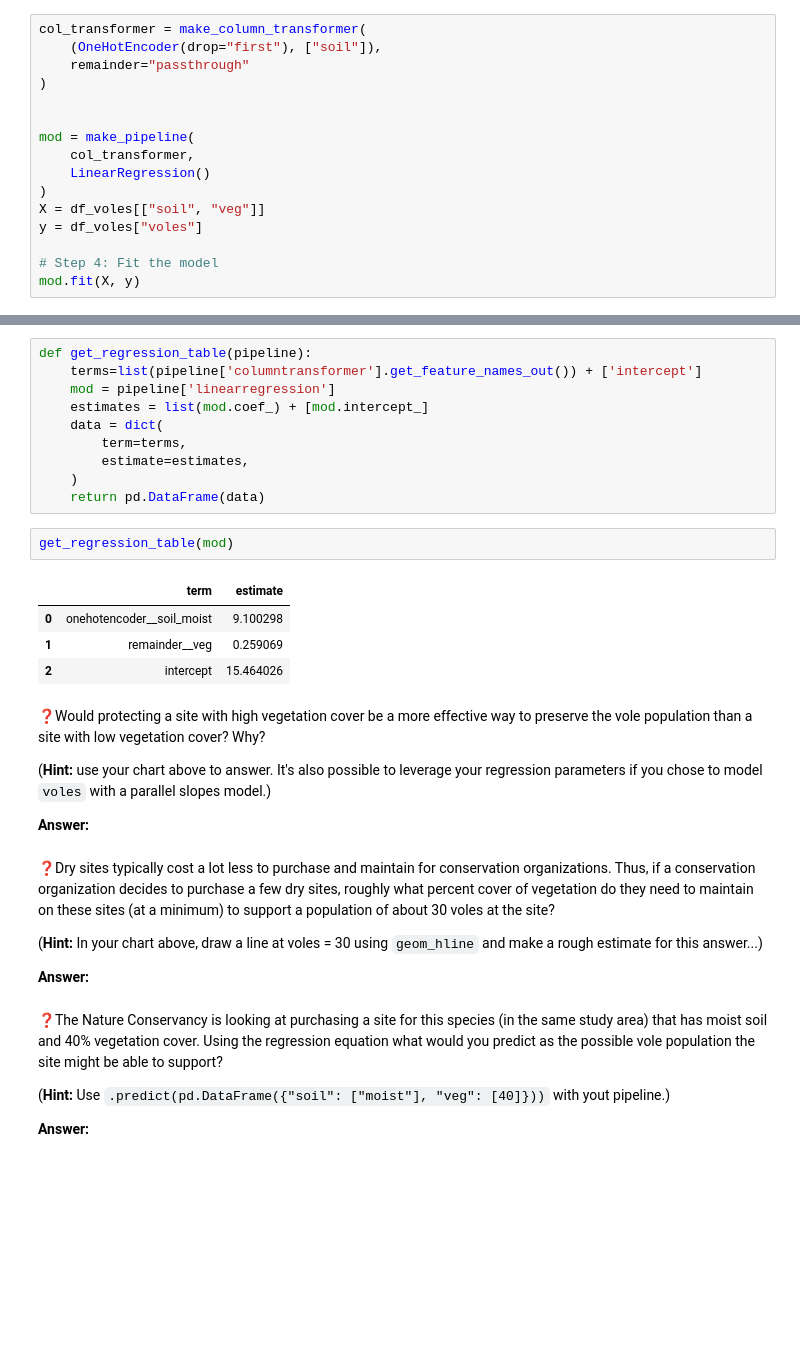
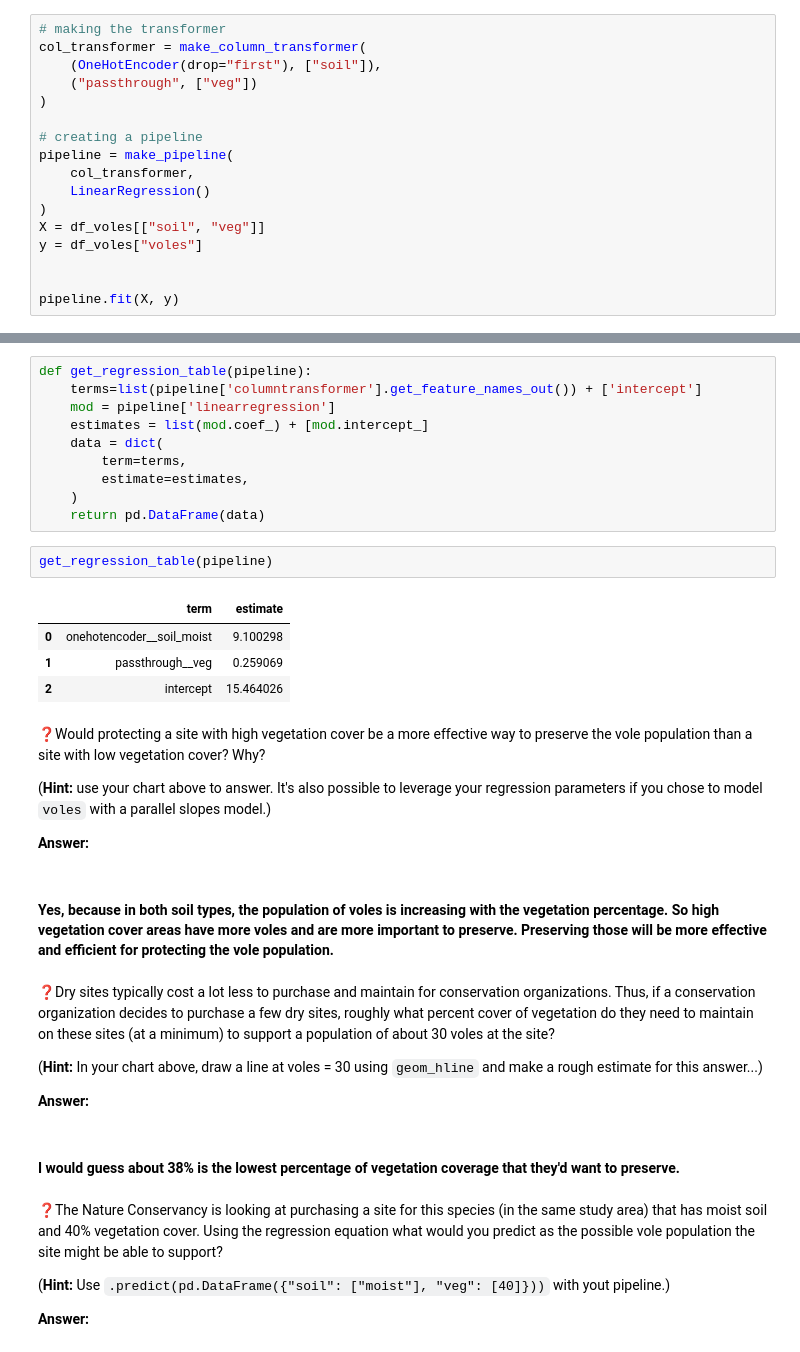
Before and after one commit to KyraKap/a05, a Jupyter notebook: assignment6.ipynb, the cells around one changed output, grey strips where cells are left out. Cells and saved outputs as stored; diff of their text form; blank space fills up the shorter version.

```diff
--- a/assignment6.ipynb
+++ b/assignment6.ipynb
@@ -67,20 +74,21 @@ Here are the steps I would take:
 3. Get the `X` (training data) and `y` predictor from `df_voles`
 4. Use the `.fit()` method for the pipeline to train the model with `X` and `y`.
 # %%
+# making the transformer
 col_transformer = make_column_transformer(
     (OneHotEncoder(drop="first"), ["soil"]),
-    remainder="passthrough"
+    ("passthrough", ["veg"])
 )
 
-
-mod = make_pipeline(
+# creating a pipeline
+pipeline = make_pipeline(
     col_transformer,
     LinearRegression()
 )
 X = df_voles[["soil", "veg"]]
 y = df_voles["voles"]
 
-# Step 4: Fit the model
-mod.fit(X, y)
+
+pipeline.fit(X, y)
 # %% [output]
 Pipeline(steps=[('columntransformer',
@@ -102,11 +111,11 @@ def get_regression_table(pipeline):
     )
     return pd.DataFrame(data)
 # %%
-get_regression_table(mod)
+get_regression_table(pipeline)
 # %% [output]
 |  | term | estimate |
 | 0 | onehotencoder__soil_moist | 9.100298 |
-| 1 | remainder__veg | 0.259069 |
+| 1 | passthrough__veg | 0.259069 |
 | 2 | intercept | 15.464026 |
 # %% [markdown]
 ❓Would protecting a site with high vegetation cover be a more effective way to preserve the vole population than a site with low vegetation cover? Why?
@@ -114,12 +123,16 @@ get_regression_table(mod)
 (**Hint:** use your chart above to answer. It's also possible to leverage your regression parameters if you chose to model `voles` with a parallel slopes model.)
 
 **Answer:**
+# %% [markdown]
+#### Yes, because in both soil types, the population of voles is increasing with the vegetation percentage. So high vegetation cover areas have more voles and are more important to preserve. Preserving those will be more effective and efficient for protecting the vole population.
 # %% [markdown]
 ❓Dry sites typically cost a lot less to purchase and maintain for conservation organizations. Thus, if a conservation organization decides to purchase a few dry sites, roughly what percent cover of vegetation do they need to maintain on these sites (at a minimum) to support a population of about 30 voles at the site?
 
 (**Hint:** In your chart above, draw a line at voles = 30 using `geom_hline` and make a rough estimate for this answer...)
 
 **Answer:**
+# %% [markdown]
+#### I would guess about 38% is the lowest percentage of vegetation coverage that they'd want to preserve.
 # %% [markdown]
 ❓The Nature Conservancy is looking at purchasing a site for this species (in the same study area) that has moist soil and 40% vegetation cover. Using the regression equation what would you predict as the possible vole population the site might be able to support?
 
```
Also changed, not shown: parts of 5 cells of this notebook.
